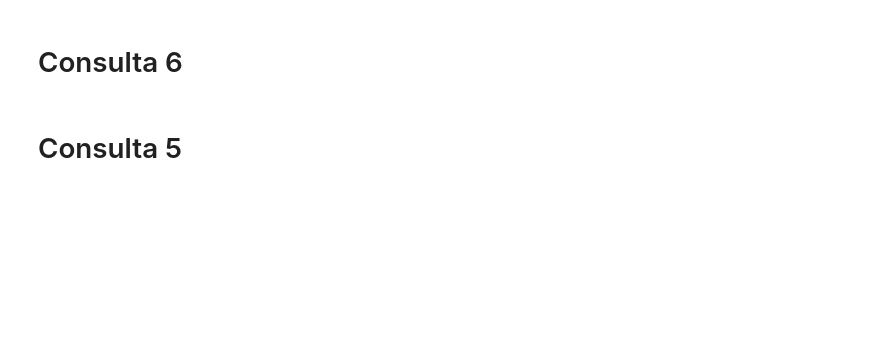
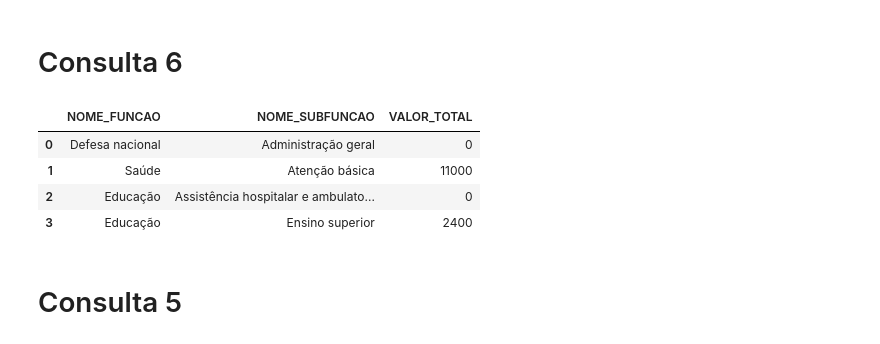
Before and after one commit to abnermneves/ibd, a Jupyter notebook: tp1/tp1.ipynb, the cells around one changed output. Cells and saved outputs as stored; diff of their text form; code cells hidden in the pictures; blank space fills up the shorter version.

```diff
--- a/tp1/tp1.ipynb
+++ b/tp1/tp1.ipynb
@@ -28,8 +37,14 @@ c1
 # %% [markdown]
 <h1>Consulta 6</h1>
 # %%
-c6 = pd.read_sql_query("select NOME_FUNCAO, NOME_SUBFUNCAO, SUM(VALOR_DESPESA) as VALOR_TOTAL from FUNCAO natural join DETALHAMENTO_FUNCAO natural join SUBFUNCAO natural join DESPESA_PUBLICA as DP natural join PROGRAMA_GOVERNO as PG where PG.NOME_PROGRAMA_GOVERNO = 'MAIS MEDICOS' and ANO_DESPESA = 2018 and MES_DESPESA < 10 and MES_DESPESA > 6 group by COD_SUBFUNCAO", conn)
+c6 = pd.read_sql_query("select NOME_FUNCAO, NOME_SUBFUNCAO, SUM(VALOR_DESPESA) as VALOR_TOTAL from FUNCAO natural join DETALHAMENTO_FUNCAO natural join SUBFUNCAO natural join DESPESA_PUBLICA as DP natural join PROGRAMA_GOVERNO as PG where PG.NOME_PROGRAMA_GOVERNO = 'MAIS MEDICOS' and ANO_DESPESA = 2018 and MES_DESPESA < 10 and MES_DESPESA > 6 group by COD_FUNCAO, COD_SUBFUNCAO", conn)
 c6
+# %% [output]
+|  | NOME_FUNCAO | NOME_SUBFUNCAO | VALOR_TOTAL |
+| 0 | Defesa nacional | Administração geral | 0 |
+| 1 | Saúde | Atenção básica | 11000 |
+| 2 | Educação | Assistência hospitalar e ambulato... | 0 |
+| 3 | Educação | Ensino superior | 2400 |
 # %% [markdown]
 <h1>Consulta 5</h1>
 # %%
```
Also changed, not shown: parts of 8 cells of this notebook, 1 other file.
